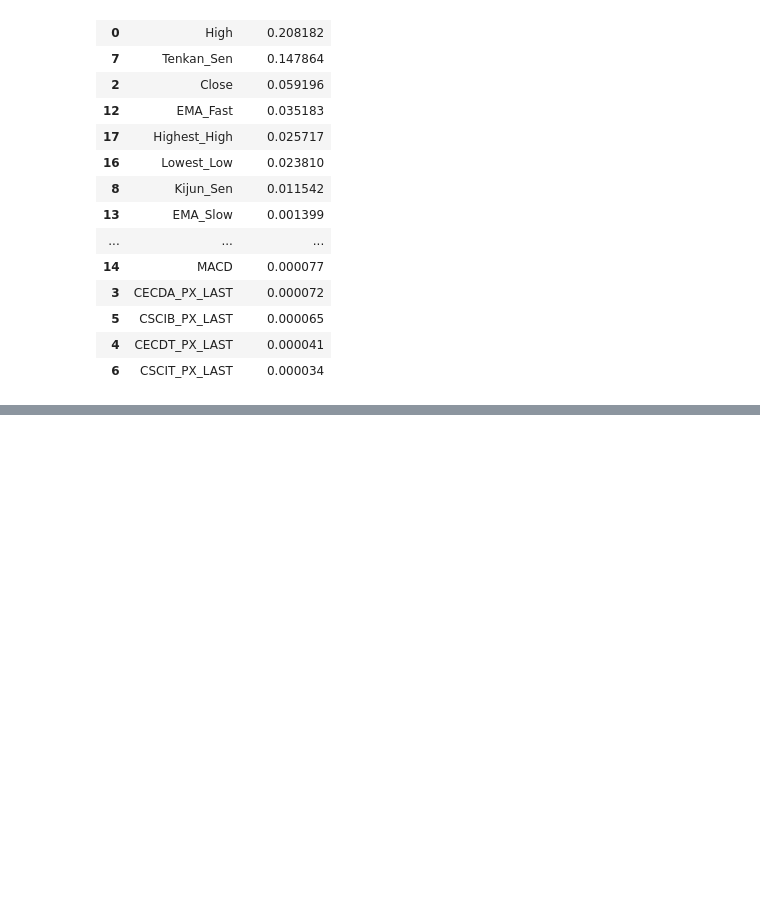
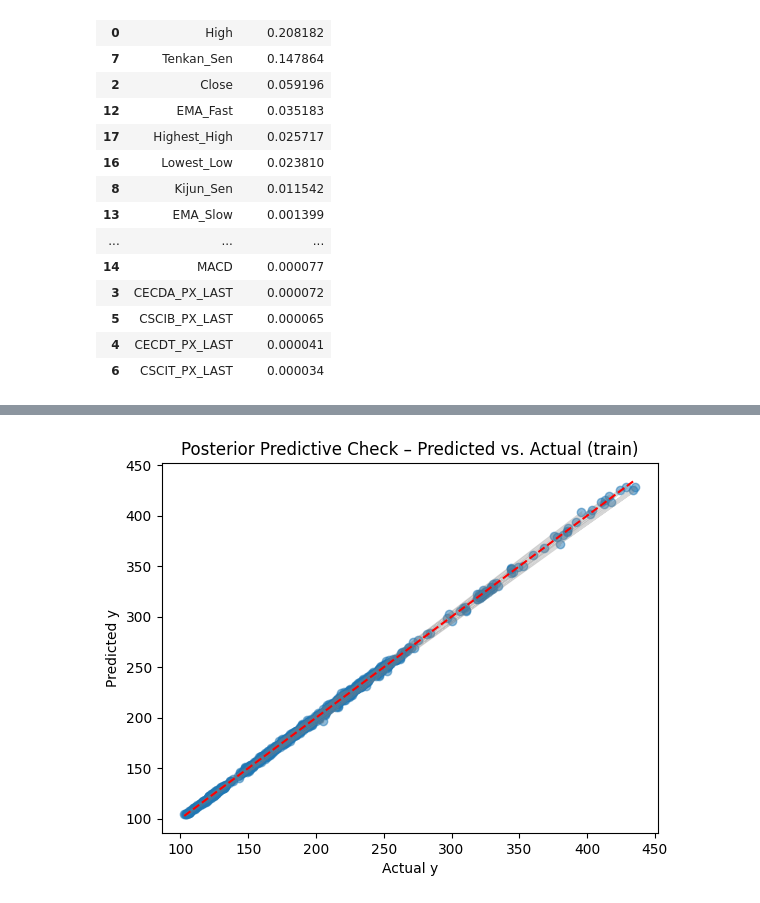
Before and after one commit to imcoddington/Coffee-Commodities, a Jupyter notebook: Data_work.ipynb, the cells around one changed output, grey strips where cells are left out. Saved outputs shown, nothing was run; the diff lists cells and outputs as text; code cells hidden in the pictures; blank space fills up the shorter version.

```diff
--- a/Data_work.ipynb
+++ b/Data_work.ipynb
@@ -429,0 +430,21 @@ plt.show()
+# %%
+# posterior predictive check
+y_ppc_samples = [
+    samples["mu"][i] + X_train @ samples["beta"][i, :]
+    for i in range(len(samples["mu"]))
+]
+y_ppc_mean = np.mean(y_ppc_samples, axis=0)
+y_ppc_ci = np.percentile(y_ppc_samples, [2.5, 97.5], axis=0)
+
+plt.figure()
+plt.scatter(y_train, y_ppc_mean, alpha=0.5)
+plt.fill_between(
+    y_train, y_ppc_ci[0], y_ppc_ci[1], color='gray', alpha=0.3
+)
+plt.plot([y_train.min(), y_train.max()], [y_train.min(), y_train.max()], 'r--')
+plt.title("Posterior Predictive Check – Predicted vs. Actual (train)")
+plt.xlabel("Actual y")
+plt.ylabel("Predicted y")
+plt.show()
+# %% [output]
+[figure, added]
```
Also changed, not shown: parts of 8 cells of this notebook.
